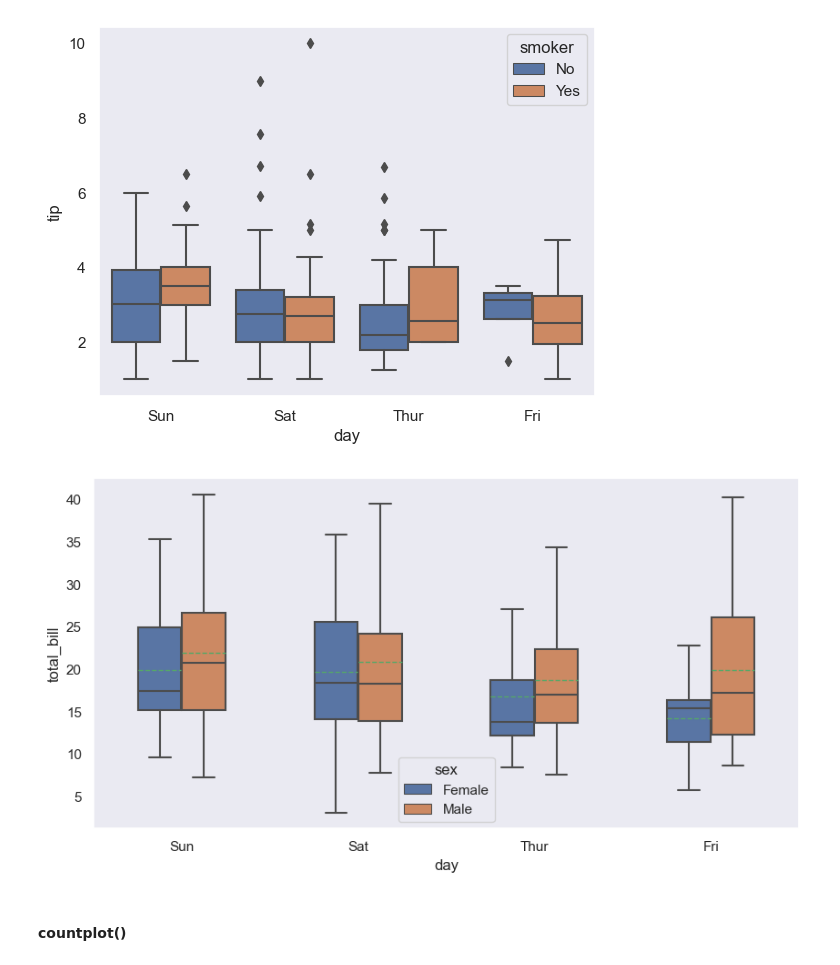
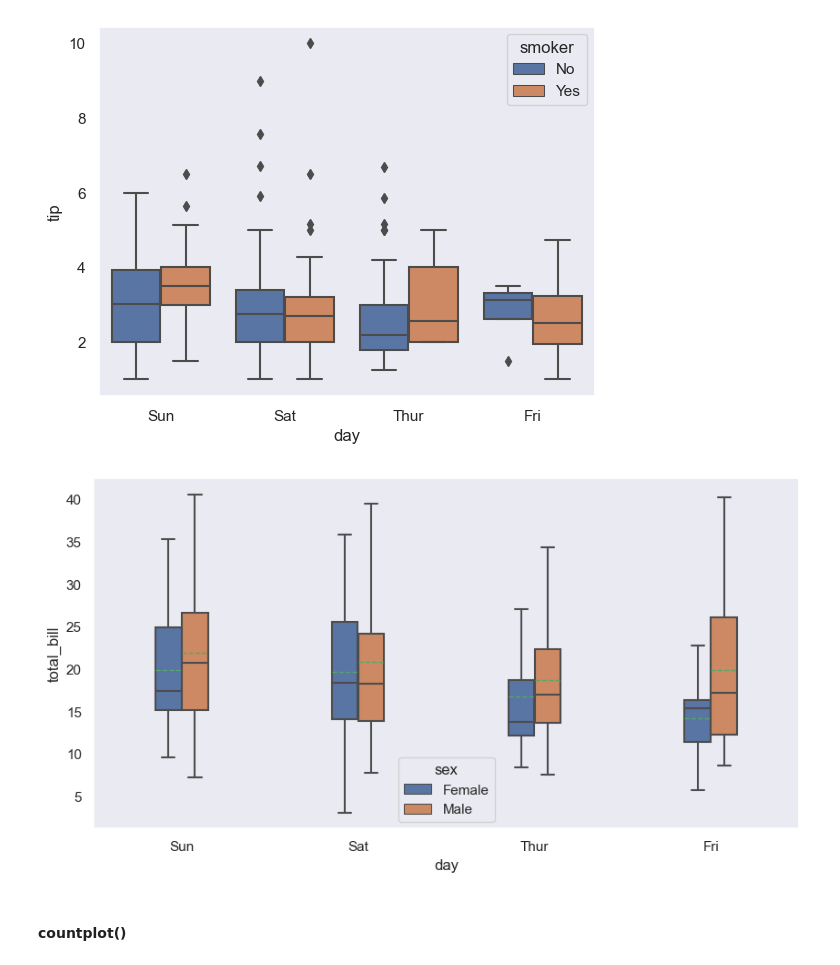
Before and after one commit to srikanthpragada/datascience_30_apr_2024, a Jupyter notebook: plots/seaborn_demo.ipynb, the cells around one changed output. Cells and saved outputs as stored; diff of their text form; code cells hidden in the pictures.

```diff
--- a/plots/seaborn_demo.ipynb
+++ b/plots/seaborn_demo.ipynb
@@ -33,10 +33,10 @@ ax = sns.boxplot(x="day",y="tip", hue="smoker", data = tips)
 # %%
 # Add extra parameters realted to matplotlib
 plt.figure(figsize=(10,5))
 ax = sns.boxplot(x="day",y="total_bill",hue="sex", data = tips,
-            showmeans=True, meanline=True, showfliers=False, width=0.5)
+            showmeans=True, meanline= True, showfliers=False, width=0.3)
 # %% [output]
-[figure, old version]
+[figure, new version]
 # %% [markdown]
 #### countplot()
 # %%
```
Also changed, not shown: parts of 6 cells of this notebook.
